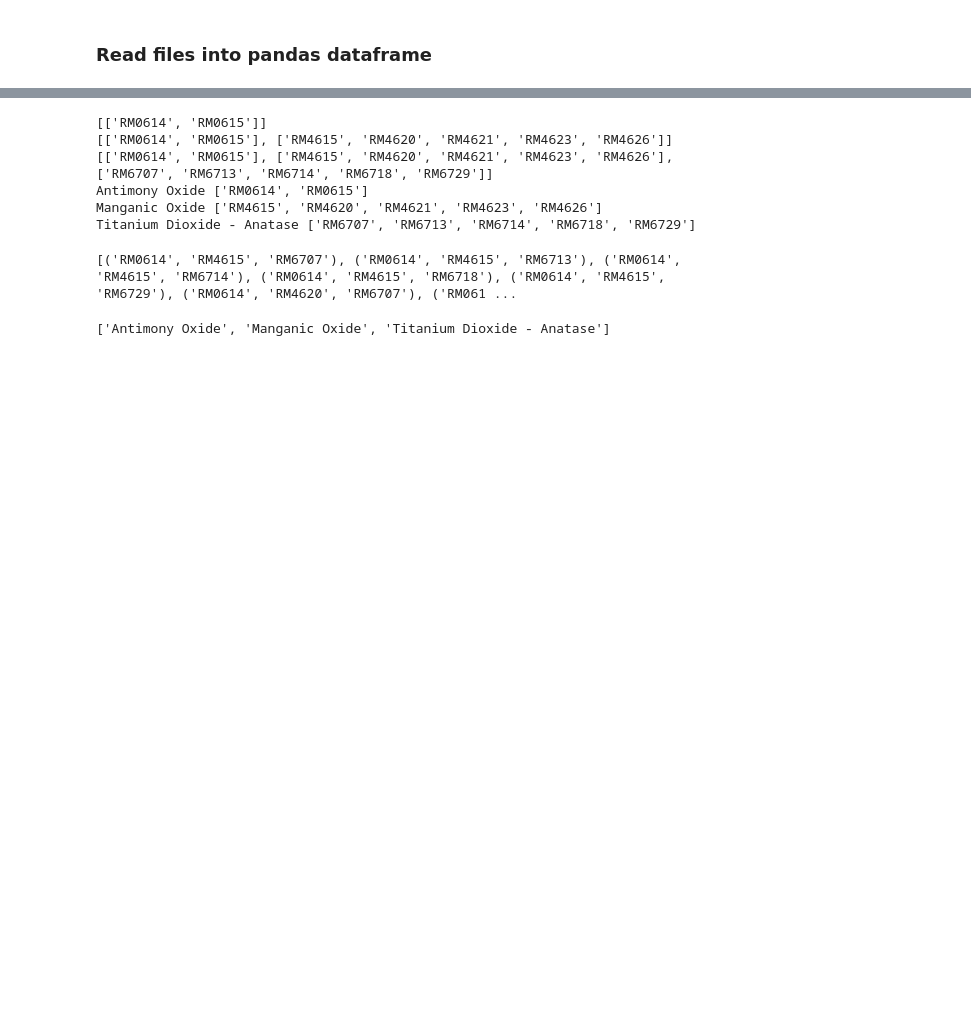
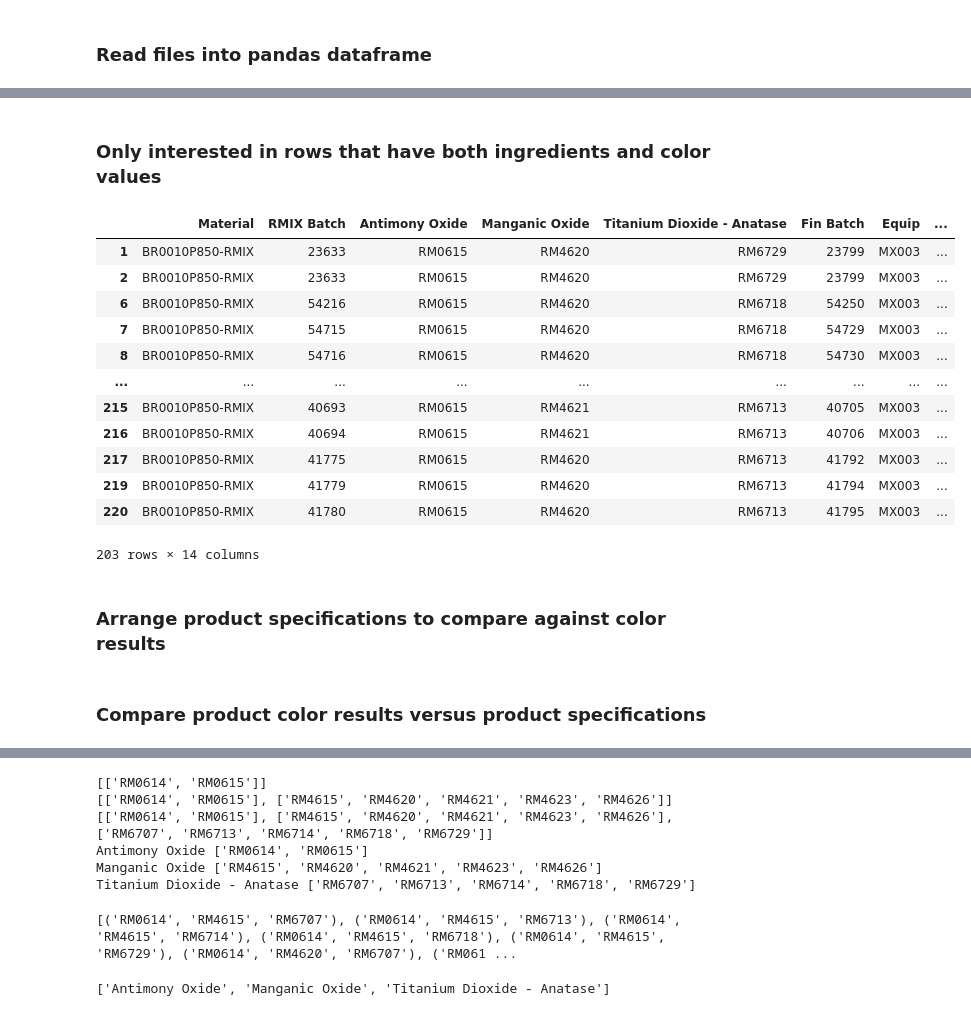
Before and after one commit to ryan-menning/rm-evaluation, a Jupyter notebook: scratch_pad.ipynb, the cells around one changed output, grey strips where cells are left out. Saved outputs shown, nothing was run; the diff lists cells and outputs as text; code cells hidden in the pictures; blank space fills up the shorter version.

```diff
--- a/scratch_pad.ipynb
+++ b/scratch_pad.ipynb
@@ -17,0 +138,9 @@ formula_ingred_df = pd.read_excel('data/formulas.xlsx')
+# %%
+ingredient_df = pd.read_excel(prod_ingredient_file)  # ingriendients used for each batch of selected product
+color_results_df= pd.read_excel(prod_color_results)  # color results for each batch of selected product
+approv_ingred_df = pd.read_excel(approved_ingredients).sort_values(by=['Material','rm_code'])
+approv_ingred_df = approv_ingred_df[approv_ingred_df['Material']== selected_product + '-RMIX']  # filter df by selected product
+formula_df = pd.read_excel(formulas).sort_values(by=['Material','Ingredient'])
+formula_df = formula_df[formula_df['Material']== selected_product + '-RMIX']  # filter df by selected product
+product_specs_df = pd.read_excel(specifications)
+product_specs_df = product_specs_df[product_specs_df['product'] == selected_product].set_index('product')
@@ -17,0 +173,4 @@ formula_ingred_df = pd.read_excel('data/formulas.xlsx')
+# %%
+ingredient_df_mod =  ingredient_df.drop(columns=['Date Issued', 'Order',
+       'Kiln', 'Hearth', 'Cycle', 'Temp'])
+ingredient_df_mod['RMIX Batch'] = ingredient_df_mod['RMIX Batch'].astype(str)  # RMIX Batch looks like an int but should be treated like a string
@@ -17,0 +202,4 @@ formula_ingred_df = pd.read_excel('data/formulas.xlsx')
+# %%
+# color_results_df_mod =  color_results_df.drop(columns=[''])
+color_results_df_mod = color_results_df
+color_results_df_mod[['RMIX Batch','Fin Batch']] = color_results_df_mod[['RMIX Batch','Fin Batch']].astype(str)  # RMIX Batch & Fin Batch should be treated like a string
@@ -17,0 +208,2 @@ formula_ingred_df = pd.read_excel('data/formulas.xlsx')
+# %%
+df = ingredient_df_mod.merge(color_results_df_mod,how='left',left_on='RMIX Batch',right_on='RMIX Batch')
@@ -17,0 +230,2 @@ formula_ingred_df = pd.read_excel('data/formulas.xlsx')
+# %% [markdown]
+### Only interested in rows that have both ingredients and color values
@@ -17,0 +234,18 @@ formula_ingred_df = pd.read_excel('data/formulas.xlsx')
+# %%
+df
+# %% [output]
+|  | Material | RMIX Batch | Antimony Oxide | Manganic Oxide | Titanium Dioxide - Anatase | Fin Batch | Equip | ... |
+| 1 | BR0010P850-RMIX | 23633 | RM0615 | RM4620 | RM6729 | 23799 | MX003 | ... |
+| 2 | BR0010P850-RMIX | 23633 | RM0615 | RM4620 | RM6729 | 23799 | MX003 | ... |
+| 6 | BR0010P850-RMIX | 54216 | RM0615 | RM4620 | RM6718 | 54250 | MX003 | ... |
+| 7 | BR0010P850-RMIX | 54715 | RM0615 | RM4620 | RM6718 | 54729 | MX003 | ... |
+| 8 | BR0010P850-RMIX | 54716 | RM0615 | RM4620 | RM6718 | 54730 | MX003 | ... |
+| ... | ... | ... | ... | ... | ... | ... | ... | ... |
+| 215 | BR0010P850-RMIX | 40693 | RM0615 | RM4621 | RM6713 | 40705 | MX003 | ... |
+| 216 | BR0010P850-RMIX | 40694 | RM0615 | RM4621 | RM6713 | 40706 | MX003 | ... |
+| 217 | BR0010P850-RMIX | 41775 | RM0615 | RM4620 | RM6713 | 41792 | MX003 | ... |
+| 219 | BR0010P850-RMIX | 41779 | RM0615 | RM4620 | RM6713 | 41794 | MX003 | ... |
+| 220 | BR0010P850-RMIX | 41780 | RM0615 | RM4620 | RM6713 | 41795 | MX003 | ... |
+203 rows × 14 columns
+# %% [markdown]
+### Arrange product specifications to compare against color results
@@ -17,0 +258,2 @@ formula_ingred_df = pd.read_excel('data/formulas.xlsx')
+# %% [markdown]
+### Compare product color results versus product specifications
```
Also changed, not shown: parts of 34 cells of this notebook, 4 other files.
